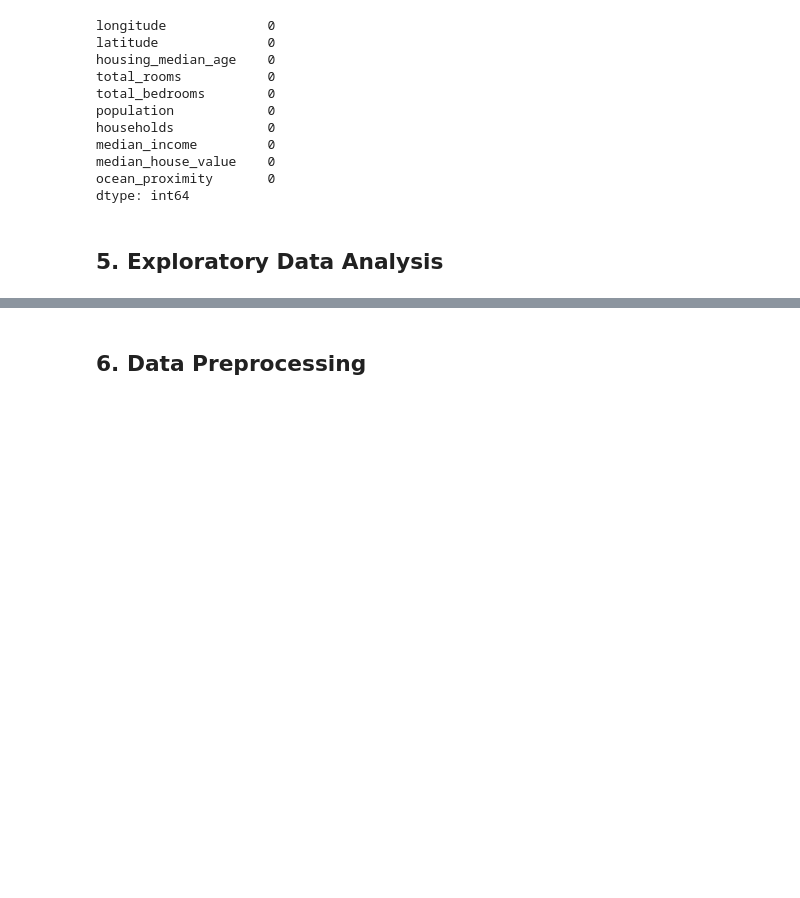
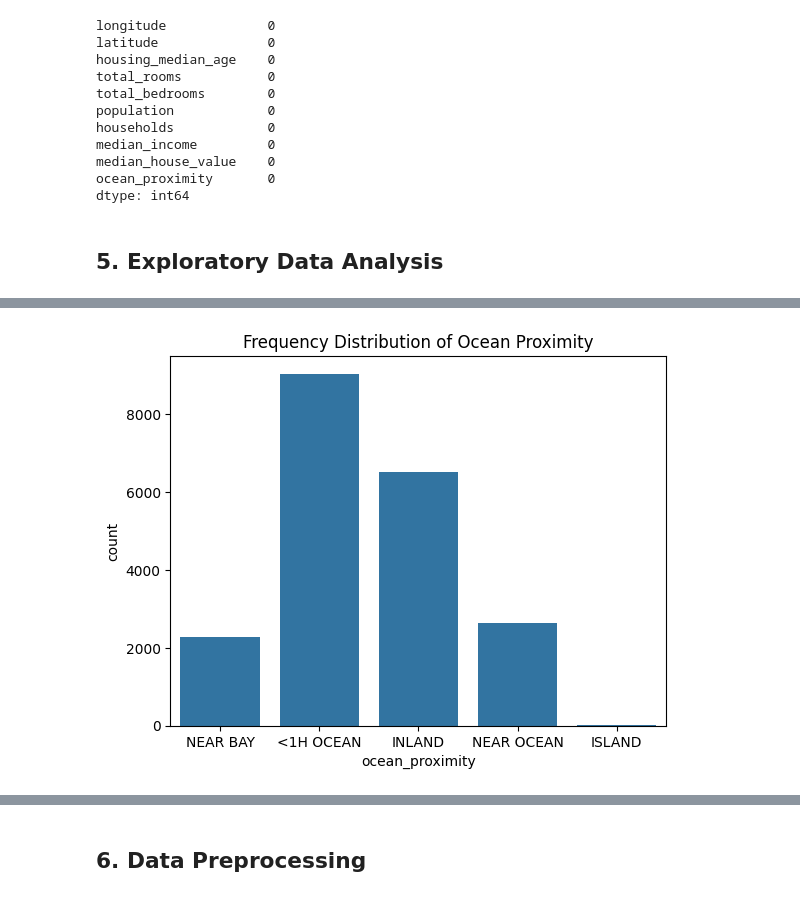
Before and after one commit to JoshuaPaul-lasisi/House-Price-Prediction, a Jupyter notebook: notebook.ipynb, the cells around one changed output, grey strips where cells are left out. Cells and saved outputs as stored; diff of their text form; code cells hidden in the pictures; blank space fills up the shorter version.

```diff
--- a/notebook.ipynb
+++ b/notebook.ipynb
@@ -133,0 +169,7 @@ dtype: int64
+# %%
+# Explore the categorical variable 'ocean_proximity'
+sns.countplot(x='ocean_proximity', data=house)
+plt.title('Frequency Distribution of Ocean Proximity')
+plt.show()
+# %% [output]
+[figure, added]
```
Also changed, not shown: parts of 9 cells of this notebook.
